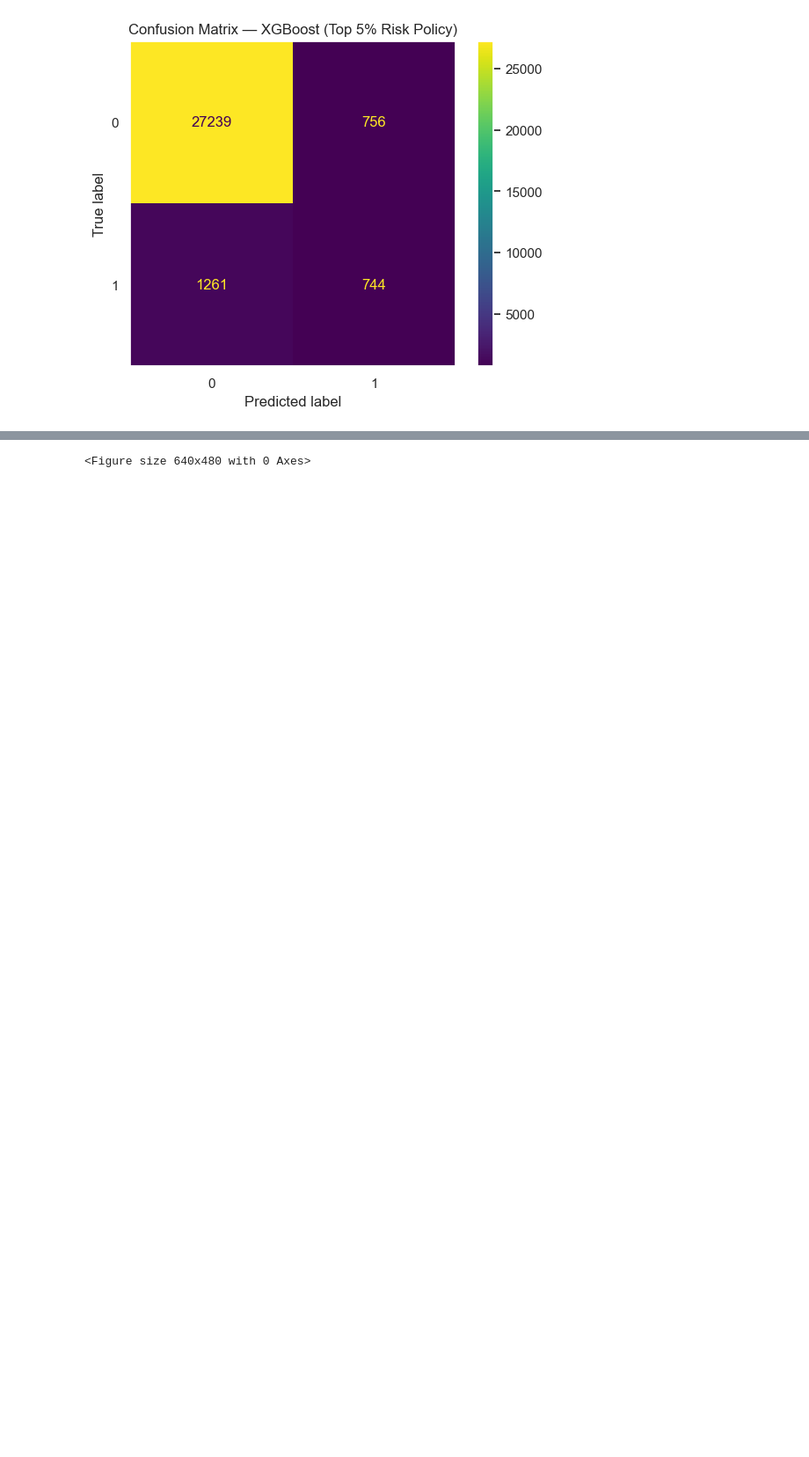
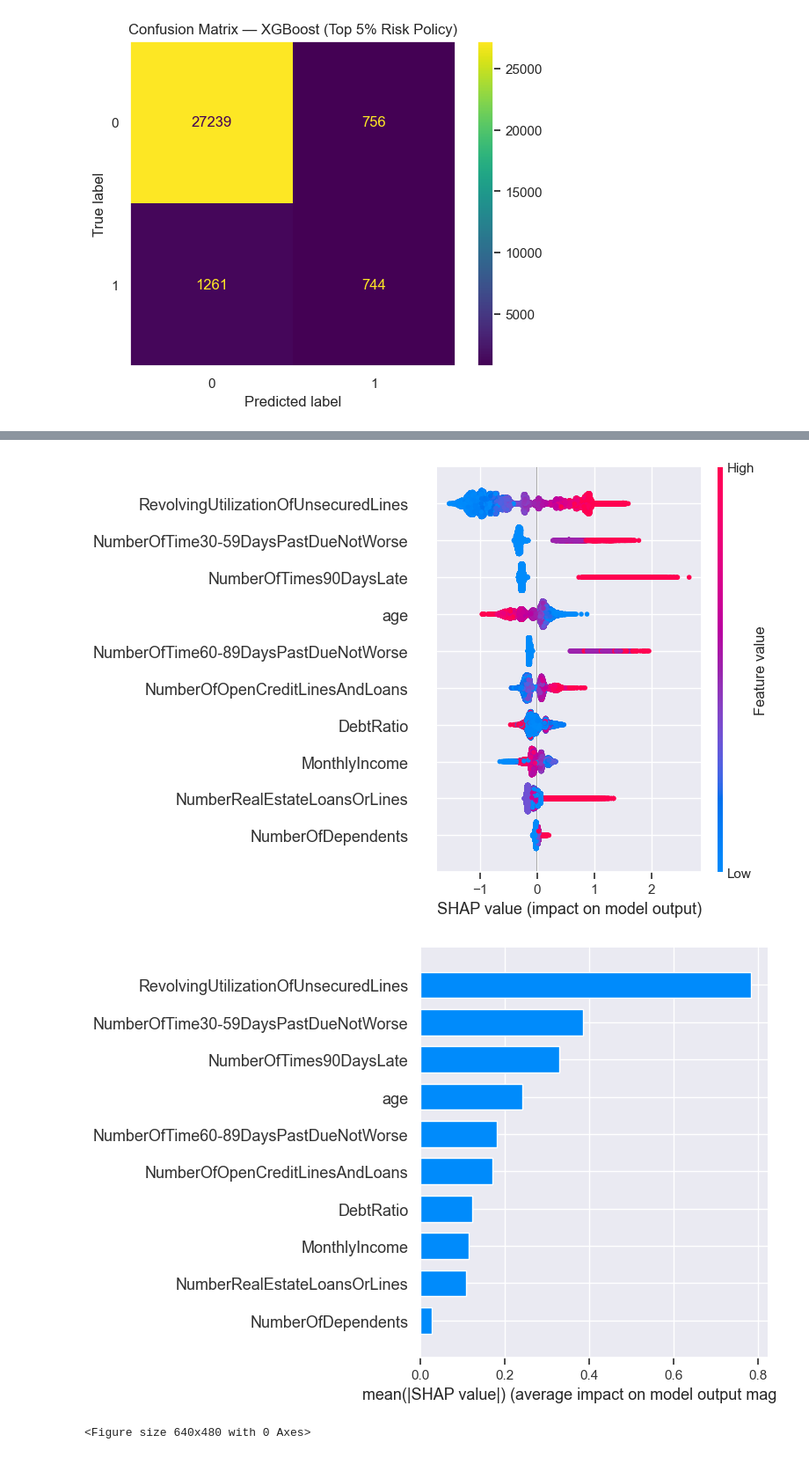
Before and after one commit to abbai/loan-default-risk-prediction, a Jupyter notebook: notebooks/xgb.ipynb, the cells around one changed output, grey strips where cells are left out. Shown at 88% size. Cells and saved outputs as stored; diff of their text form; code cells hidden in the pictures; blank space fills up the shorter version.

```diff
--- a/notebooks/xgb.ipynb
+++ b/notebooks/xgb.ipynb
@@ -643,6 +665,35 @@ plt.legend()
 # save
 plt.savefig(FIGURES_DIR / "roc_curve_xgb.png", dpi=150, bbox_inches="tight")
 plt.close()
+# %%
+import shap
+
+FIG_DIR = PROJECT_ROOT / "artifacts" / "figures"
+FIG_DIR.mkdir(parents=True, exist_ok=True)
+
+X_shap = pd.DataFrame(X_valid_imp, columns=X_train.columns)  # or X.columns
+
+#X_shap = X_valid_imp.copy()
+
+explainer = shap.TreeExplainer(xgb_final)
+shap_values = explainer.shap_values(X_shap)
+
+plt.rcParams["font.size"] = 11
+
+plt.figure(figsize=(12, 6))
+shap.summary_plot(shap_values, X_shap, show=False)
+plt.tight_layout()
+plt.savefig(FIG_DIR / "shap_summary_xgb.png", dpi=150, bbox_inches="tight")
+plt.show()
+
+plt.figure()
+shap.summary_plot(shap_values, X_shap, plot_type="bar", show=False)
+plt.tight_layout()
+plt.savefig(FIG_DIR / "shap_bar_xgb.png", dpi=150, bbox_inches="tight")
+plt.show()
+# %% [output]
+[figure, added]
+[figure, added]
 # %%
 joblib.dump(xgb_final, ARTIFACTS_DIR / "models" / "xgb_pipeline_best.joblib")
 
```
Also changed, not shown: parts of 4 cells of this notebook, 7 other files.
